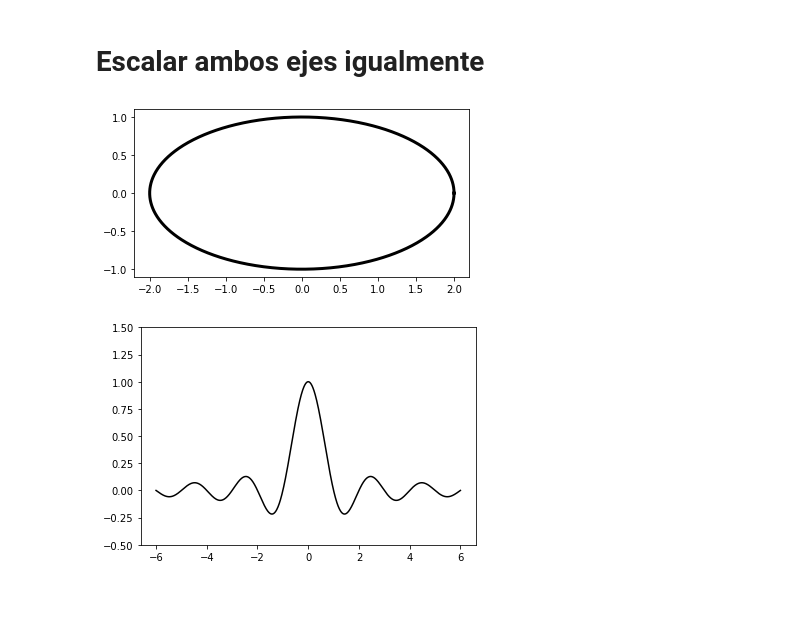
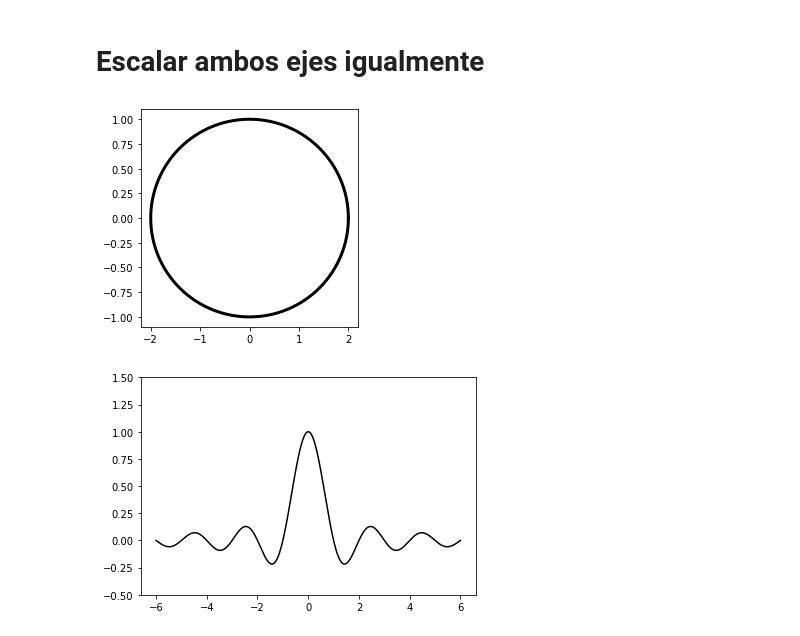
Before and after one commit to OrvizarHub/MathPlotLib, a Jupyter notebook: capitulo 04/Figuras 4.ipynb, the cells around one changed output. Drawn from its saved outputs; the diff is of its cells as text; code cells hidden in the pictures; blank space fills up the shorter version.

```diff
--- a/capitulo 04/Figuras 4.ipynb
+++ b/capitulo 04/Figuras 4.ipynb
@@ -61,10 +39,10 @@ plt.show()
 # %%
 T = np.linspace(0, 2 * np.pi, 1024)
 plt.plot(2. * np.cos(T), np.sin(T), c = 'k', lw = 3.)
-plt.axes().set_aspect(1)
+plt.axes().set_aspect(2)
 plt.show()
 # %% [output]
-[figure, old version]
+[figure, new version]
 # %%
 X = np.linspace(-6, 6, 1024)
 plt.ylim(-.5, 1.5) #rango del eje
```
Also changed, not shown: parts of 8 cells of this notebook, 1 other file.
